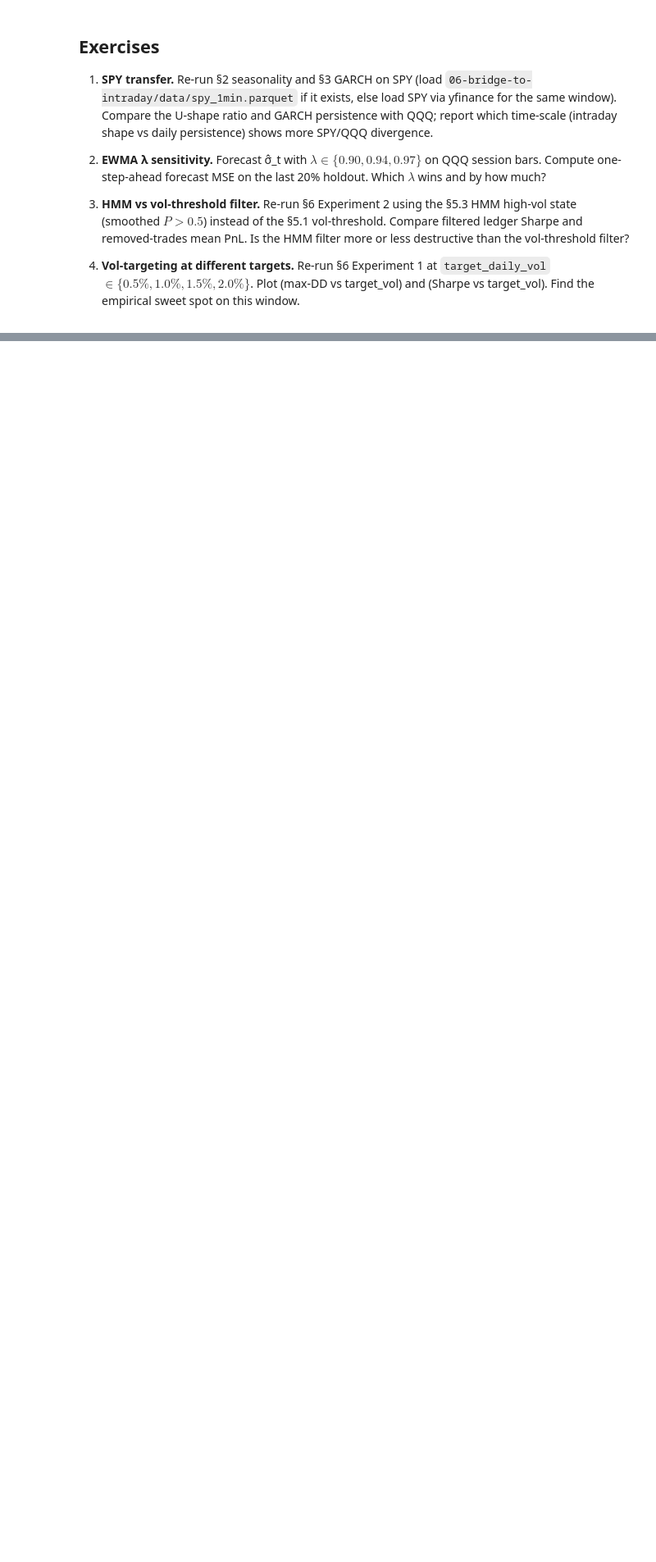
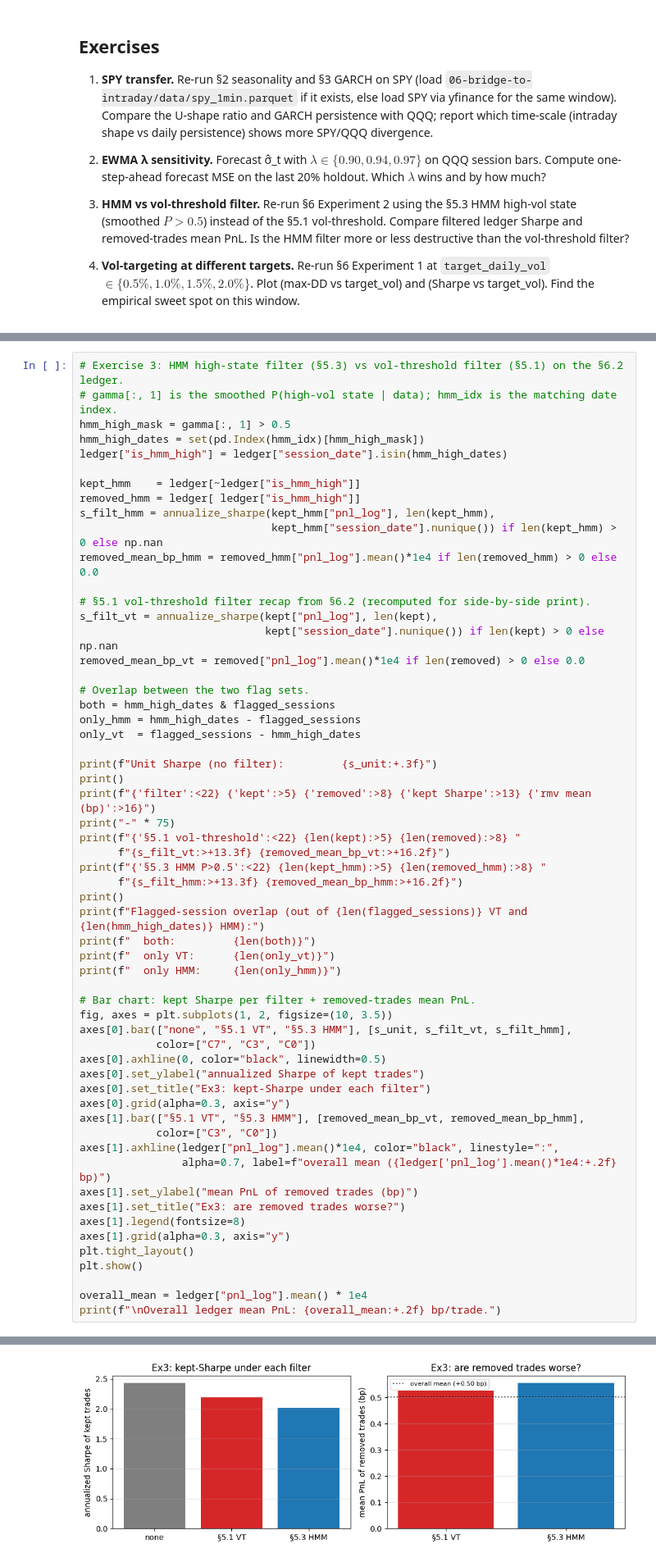
Before and after one commit to MichaelHelmers/quantitative-analysis, a Jupyter notebook: 15-intraday-vol-regime/lesson.ipynb, the cells around one changed output, grey strips where cells are left out. Shown at 82% size. Drawn from its saved outputs; the diff is of its cells as text; blank space fills up the shorter version.

```diff
--- a/15-intraday-vol-regime/lesson.ipynb
+++ b/15-intraday-vol-regime/lesson.ipynb
@@ -707,0 +843,59 @@ target; identify the target maximizing the Sharpe-per-MDD ratio.
+# %%
+# Exercise 3: HMM high-state filter (§5.3) vs vol-threshold filter (§5.1) on the §6.2 ledger.
+# gamma[:, 1] is the smoothed P(high-vol state | data); hmm_idx is the matching date index.
+hmm_high_mask = gamma[:, 1] > 0.5
+hmm_high_dates = set(pd.Index(hmm_idx)[hmm_high_mask])
+ledger["is_hmm_high"] = ledger["session_date"].isin(hmm_high_dates)
+
+kept_hmm    = ledger[~ledger["is_hmm_high"]]
+removed_hmm = ledger[ ledger["is_hmm_high"]]
+s_filt_hmm = annualize_sharpe(kept_hmm["pnl_log"], len(kept_hmm),
+                              kept_hmm["session_date"].nunique()) if len(kept_hmm) > 0 else np.nan
+removed_mean_bp_hmm = removed_hmm["pnl_log"].mean()*1e4 if len(removed_hmm) > 0 else 0.0
+
+# §5.1 vol-threshold filter recap from §6.2 (recomputed for side-by-side print).
+s_filt_vt = annualize_sharpe(kept["pnl_log"], len(kept),
+                             kept["session_date"].nunique()) if len(kept) > 0 else np.nan
+removed_mean_bp_vt = removed["pnl_log"].mean()*1e4 if len(removed) > 0 else 0.0
+
+# Overlap between the two flag sets.
+both = hmm_high_dates & flagged_sessions
+only_hmm = hmm_high_dates - flagged_sessions
+only_vt  = flagged_sessions - hmm_high_dates
+
+print(f"Unit Sharpe (no filter):         {s_unit:+.3f}")
+print()
+print(f"{'filter':<22} {'kept':>5} {'removed':>8} {'kept Sharpe':>13} {'rmv mean (bp)':>16}")
+print("-" * 75)
+print(f"{'§5.1 vol-threshold':<22} {len(kept):>5} {len(removed):>8} "
+      f"{s_filt_vt:>+13.3f} {removed_mean_bp_vt:>+16.2f}")
+print(f"{'§5.3 HMM P>0.5':<22} {len(kept_hmm):>5} {len(removed_hmm):>8} "
+      f"{s_filt_hmm:>+13.3f} {removed_mean_bp_hmm:>+16.2f}")
+print()
+print(f"Flagged-session overlap (out of {len(flagged_sessions)} VT and {len(hmm_high_dates)} HMM):")
+print(f"  both:         {len(both)}")
+print(f"  only VT:      {len(only_vt)}")
+print(f"  only HMM:     {len(only_hmm)}")
+
+# Bar chart: kept Sharpe per filter + removed-trades mean PnL.
+fig, axes = plt.subplots(1, 2, figsize=(10, 3.5))
+axes[0].bar(["none", "§5.1 VT", "§5.3 HMM"], [s_unit, s_filt_vt, s_filt_hmm],
+            color=["C7", "C3", "C0"])
+axes[0].axhline(0, color="black", linewidth=0.5)
+axes[0].set_ylabel("annualized Sharpe of kept trades")
+axes[0].set_title("Ex3: kept-Sharpe under each filter")
+axes[0].grid(alpha=0.3, axis="y")
+axes[1].bar(["§5.1 VT", "§5.3 HMM"], [removed_mean_bp_vt, removed_mean_bp_hmm],
+            color=["C3", "C0"])
+axes[1].axhline(ledger["pnl_log"].mean()*1e4, color="black", linestyle=":",
+                alpha=0.7, label=f"overall mean ({ledger['pnl_log'].mean()*1e4:+.2f} bp)")
+axes[1].set_ylabel("mean PnL of removed trades (bp)")
+axes[1].set_title("Ex3: are removed trades worse?")
+axes[1].legend(fontsize=8)
+axes[1].grid(alpha=0.3, axis="y")
+plt.tight_layout()
+plt.show()
+
+overall_mean = ledger["pnl_log"].mean() * 1e4
+print(f"\nOverall ledger mean PnL: {overall_mean:+.2f} bp/trade.")
+# %% [output]
@@ -707,0 +913 @@ target; identify the target maximizing the Sharpe-per-MDD ratio.
+[figure, added]
```
Also changed, not shown: parts of 11 cells of this notebook, 9 other files.
